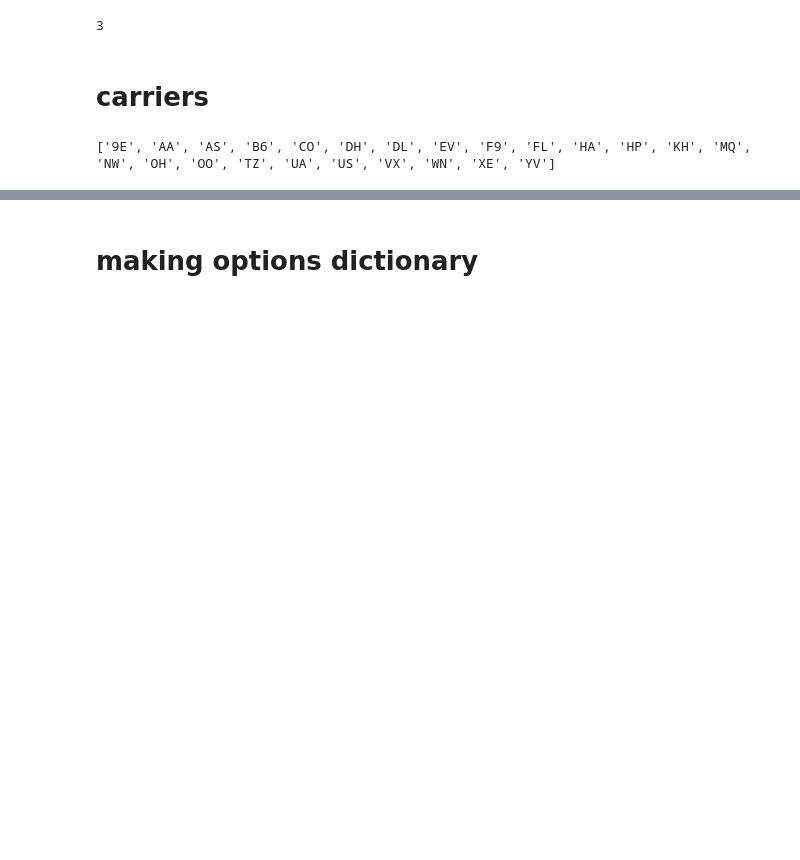
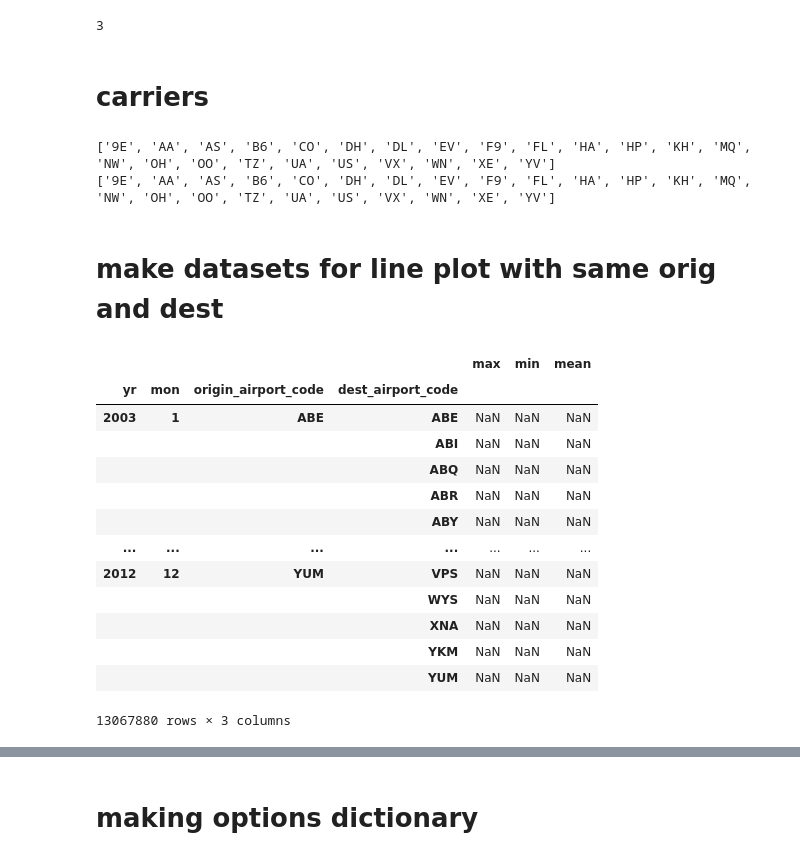
Before and after one commit to jiatongyip/delayover, a Jupyter notebook: frontend/data_prep.ipynb, the cells around one changed output, grey strips where cells are left out. Cells and saved outputs as stored; diff of their text form; code cells hidden in the pictures; blank space fills up the shorter version.

```diff
--- a/frontend/data_prep.ipynb
+++ b/frontend/data_prep.ipynb
@@ -9,6 +4,6 @@ from sklearn.compose import ColumnTransformer
 # %%
-data = pd.read_parquet("data\\arr_data.parquet")
-data
+data_arr = pd.read_parquet("data\\arr_data.parquet")
+data_arr
 # %% [output]
 |  | yr | mon | day_of_week | dep_hour | arr_hour | u_carrier | origin_airport_code | dest_airport_code | ... |
 | 0 | 2003 | 1 | 3 | 9 | 11 | US | PIT | LAX | ... |
@@ -235,6 +247,33 @@ airport_pairs[(airport_pairs.origin_airport_code == "YUM") &
 # carriers
 # %%
 # get carriers
-print(sorted(data.u_carrier.unique()))
+print(sorted(data_arr.u_carrier.unique()))
+print(sorted(data_dep.u_carrier.unique()))
 # %% [output]
 ['9E', 'AA', 'AS', 'B6', 'CO', 'DH', 'DL', 'EV', 'F9', 'FL', 'HA', 'HP', 'KH', 'MQ', 'NW', 'OH', 'OO', 'TZ', 'UA', 'US', 'VX', 'WN', 'XE', 'YV']
+['9E', 'AA', 'AS', 'B6', 'CO', 'DH', 'DL', 'EV', 'F9', 'FL', 'HA', 'HP', 'KH', 'MQ', 'NW', 'OH', 'OO', 'TZ', 'UA', 'US', 'VX', 'WN', 'XE', 'YV']
+# %% [markdown]
+# make datasets for line plot with same orig and dest
+# %%
+orig_dest_grp_arr = data_arr.groupby(["yr","mon", "origin_airport_code",  "dest_airport_code"]).agg(
+    max = ('arr_delay_new', max),
+    min = ('arr_delay_new', min),
+    mean = ('arr_delay_new', np.mean),
+#    count = ('arr_delay_new', count)
+)
+orig_dest_grp_arr
+# %% [output]
+|  |  |  |  | max | min | mean |
+| yr | mon | origin_airport_code | dest_airport_code |  |  |  |
+| 2003 | 1 | ABE | ABE | NaN | NaN | NaN |
+|  |  |  | ABI | NaN | NaN | NaN |
+|  |  |  | ABQ | NaN | NaN | NaN |
+|  |  |  | ABR | NaN | NaN | NaN |
+|  |  |  | ABY | NaN | NaN | NaN |
+| ... | ... | ... | ... | ... | ... | ... |
+| 2012 | 12 | YUM | VPS | NaN | NaN | NaN |
+|  |  |  | WYS | NaN | NaN | NaN |
+|  |  |  | XNA | NaN | NaN | NaN |
+|  |  |  | YKM | NaN | NaN | NaN |
+|  |  |  | YUM | NaN | NaN | NaN |
+13067880 rows × 3 columns
```
Also changed, not shown: parts of 37 cells of this notebook, 13 other files.
